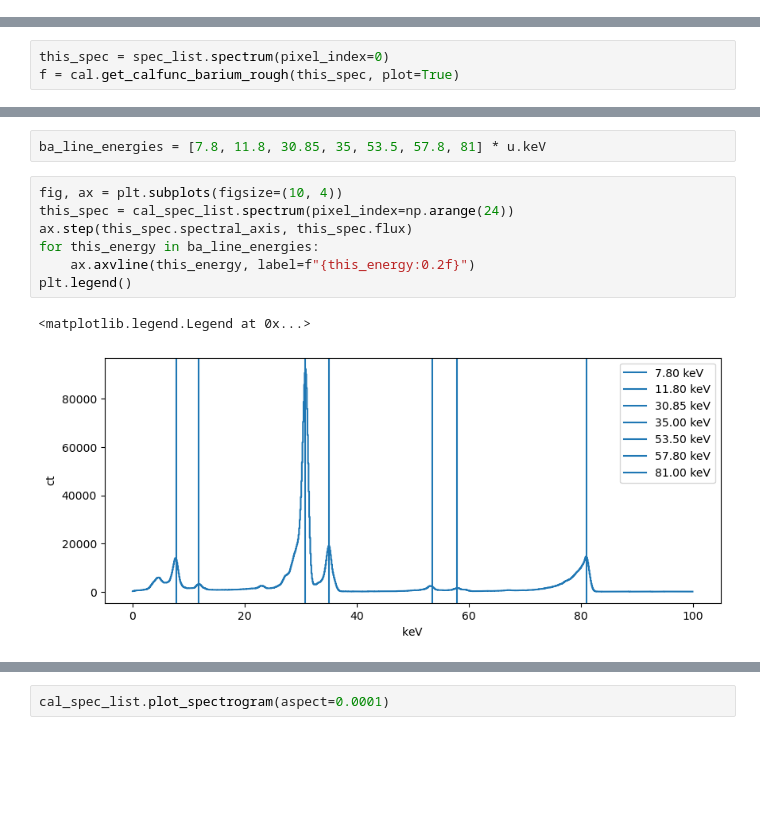
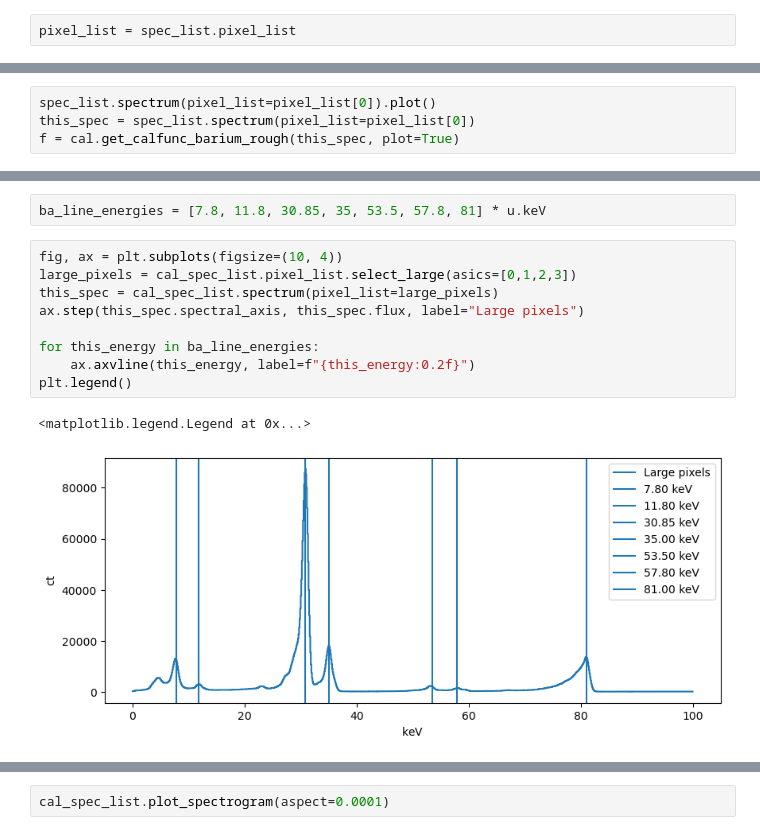
Before and after one commit to PADRESat/meddea_notebooks, a Jupyter notebook: calibration/20250706_energy_calibration_speclist.ipynb, the cells around one changed output, grey strips where cells are left out. Cells and saved outputs as stored; diff of their text form; blank space fills up the shorter version.

```diff
--- a/calibration/20250706_energy_calibration_speclist.ipynb
+++ b/calibration/20250706_energy_calibration_speclist.ipynb
@@ -163,2 +200,4 @@ spec_list.spectrum(pixel_index=0)
+# %%
+pixel_list = spec_list.pixel_list
 # %%
 fig, ax = plt.subplots()
@@ -177,6 +216,7 @@ plt.title(spec_list.pixel_list[0]['label'])
 Text(0.5, 1.0, 'Det0Pixel0L')
 [figure]
 # %%
-this_spec = spec_list.spectrum(pixel_index=0)
+spec_list.spectrum(pixel_list=pixel_list[0]).plot()
+this_spec = spec_list.spectrum(pixel_list=pixel_list[0])
 f = cal.get_calfunc_barium_rough(this_spec, plot=True)
 # %% [output]
@@ -197,11 +237,13 @@ cal_spec_list = cal.calibrate_linear_speclist(spec_list, lin_cal_params)
 ba_line_energies = [7.8, 11.8, 30.85, 35, 53.5, 57.8, 81] * u.keV
 # %%
 fig, ax = plt.subplots(figsize=(10, 4))
-this_spec = cal_spec_list.spectrum(pixel_index=np.arange(24))
-ax.step(this_spec.spectral_axis, this_spec.flux)
+large_pixels = cal_spec_list.pixel_list.select_large(asics=[0,1,2,3])
+this_spec = cal_spec_list.spectrum(pixel_list=large_pixels)
+ax.step(this_spec.spectral_axis, this_spec.flux, label="Large pixels")
+
 for this_energy in ba_line_energies:
     ax.axvline(this_energy, label=f"{this_energy:0.2f}")
 plt.legend()
 # %% [output]
 <matplotlib.legend.Legend at 0x...>
-[figure, old version]
+[figure, new version]
```
Also changed, not shown: parts of 19 cells of this notebook.
